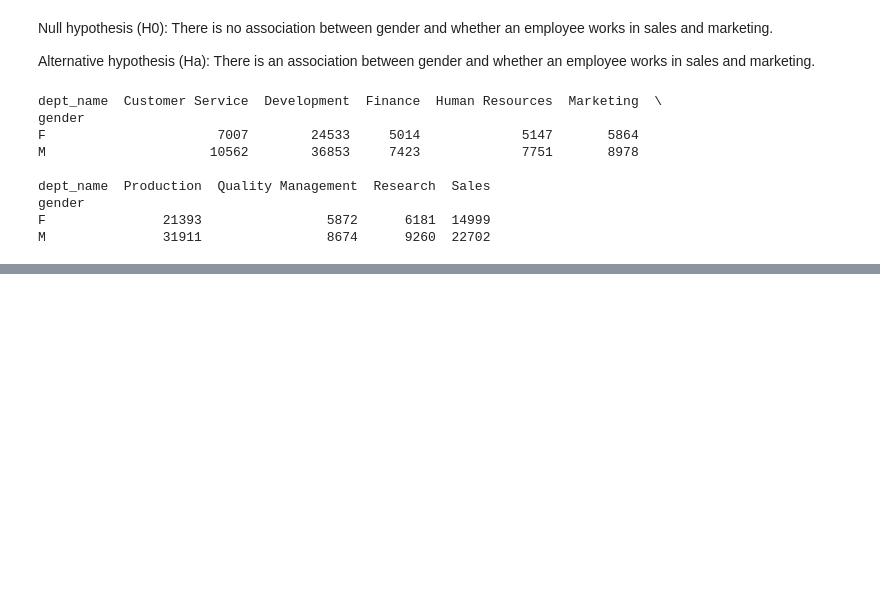
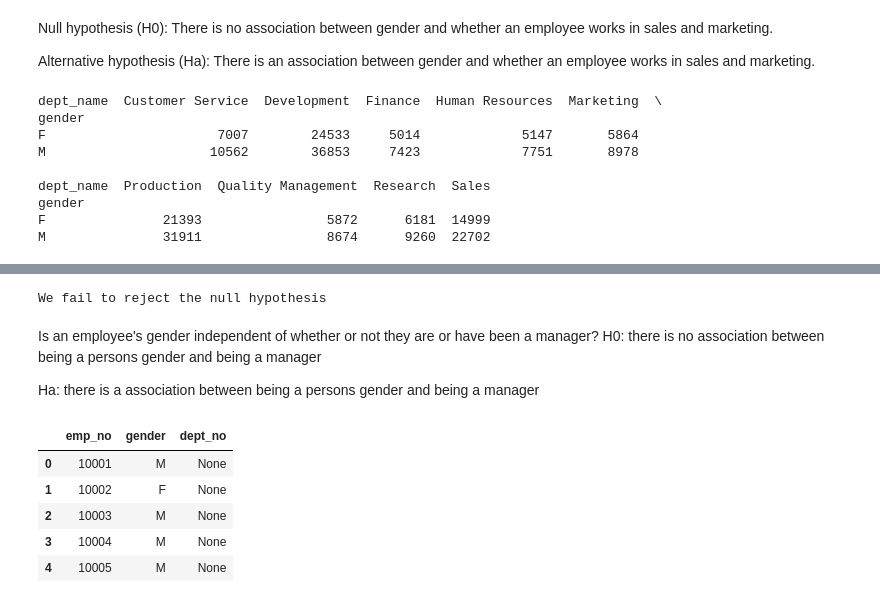
Before and after one commit to Brian-ONeil/statistics-exercises, a Jupyter notebook: hypothesis_testing.ipynb, the cells around one changed output, grey strips where cells are left out. Cells and saved outputs as stored; diff of their text form; code cells hidden in the pictures; blank space fills up the shorter version.

```diff
--- a/hypothesis_testing.ipynb
+++ b/hypothesis_testing.ipynb
@@ -670,0 +735,29 @@ M               31911                8674      9260  22702
+# %%
+#conclude
+if p < alpha:
+    print('We reject the null hypothesis')
+else:
+    print('We fail to reject the null hypothesis')
+# %% [output]
+We fail to reject the null hypothesis
+# %% [markdown]
+Is an employee's gender independent of whether or not they are or have been a manager?
+H0: there is no association between being a persons gender and being a manager
+
+Ha: there is a association between being a persons gender and being a manager
+# %%
+dfe2 = pd.read_sql('''
+        select emp_no, gender, dept_no
+        from employees
+            left join dept_manager
+                using (emp_no)
+        ''', url)
+# %%
+dfe2.head()
+# %% [output]
+|  | emp_no | gender | dept_no |
+| 0 | 10001 | M | None |
+| 1 | 10002 | F | None |
+| 2 | 10003 | M | None |
+| 3 | 10004 | M | None |
+| 4 | 10005 | M | None |
```
Also changed, not shown: parts of 21 cells of this notebook, 2 other files.
